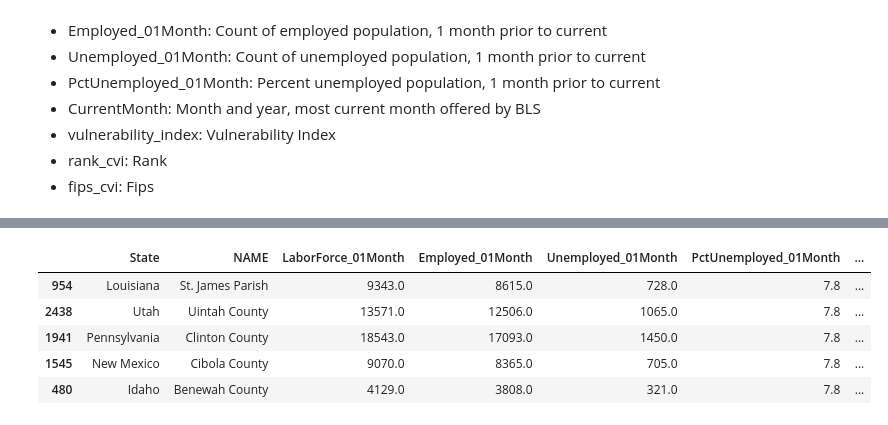
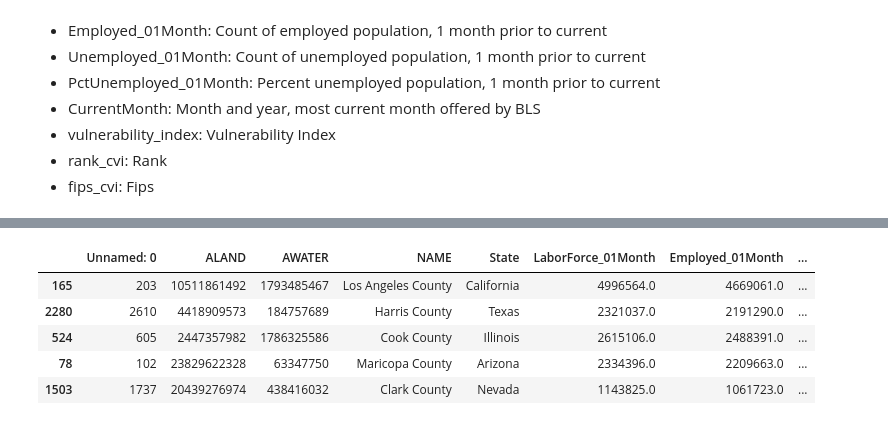
Before and after one commit to Dennieeeee/COVID19-Pandemic, a Jupyter notebook: COVID19_EDA.ipynb, the cells around one changed output, grey strips where cells are left out. Saved outputs shown, nothing was run; the diff lists cells and outputs as text; code cells hidden in the pictures.

```diff
--- a/COVID19_EDA.ipynb
+++ b/COVID19_EDA.ipynb
@@ -108,13 +108,13 @@ Text(0.5, 1.0, 'Top 5 Labor Forces')
 # %%
 #sorted by the unemployment in the county, decending order
-unemp_index_top5 = list(df1.PctUnemployed_01Month.sort_values(ascending=False).index[:5])
-unemp_top5 = df1.loc[unemp_index_top5]
+unemp_index_top5 = list(df.Unemployed_01Month.sort_values(ascending=False).index[:5])
+unemp_top5 = df.loc[unemp_index_top5]
 unemp_top5
 # %% [output]
-|  | State | NAME | LaborForce_01Month | Employed_01Month | Unemployed_01Month | PctUnemployed_01Month | ... |
-| 954 | Louisiana | St. James Parish | 9343.0 | 8615.0 | 728.0 | 7.8 | ... |
-| 2438 | Utah | Uintah County | 13571.0 | 12506.0 | 1065.0 | 7.8 | ... |
-| 1941 | Pennsylvania | Clinton County | 18543.0 | 17093.0 | 1450.0 | 7.8 | ... |
-| 1545 | New Mexico | Cibola County | 9070.0 | 8365.0 | 705.0 | 7.8 | ... |
-| 480 | Idaho | Benewah County | 4129.0 | 3808.0 | 321.0 | 7.8 | ... |
+|  | Unnamed: 0 | ALAND | AWATER | NAME | State | LaborForce_01Month | Employed_01Month | ... |
+| 165 | 203 | 10511861492 | 1793485467 | Los Angeles County | California | 4996564.0 | 4669061.0 | ... |
+| 2280 | 2610 | 4418909573 | 184757689 | Harris County | Texas | 2321037.0 | 2191290.0 | ... |
+| 524 | 605 | 2447357982 | 1786325586 | Cook County | Illinois | 2615106.0 | 2488391.0 | ... |
+| 78 | 102 | 23829622328 | 63347750 | Maricopa County | Arizona | 2334396.0 | 2209663.0 | ... |
+| 1503 | 1737 | 20439276974 | 438416032 | Clark County | Nevada | 1143825.0 | 1061723.0 | ... |
 # %%
```
Also changed, not shown: parts of 21 cells of this notebook.
